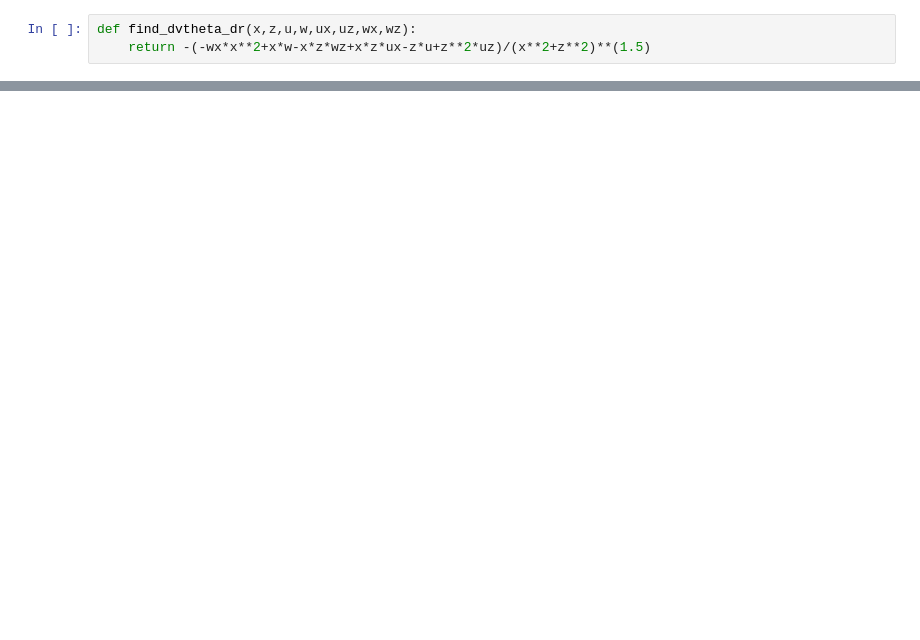
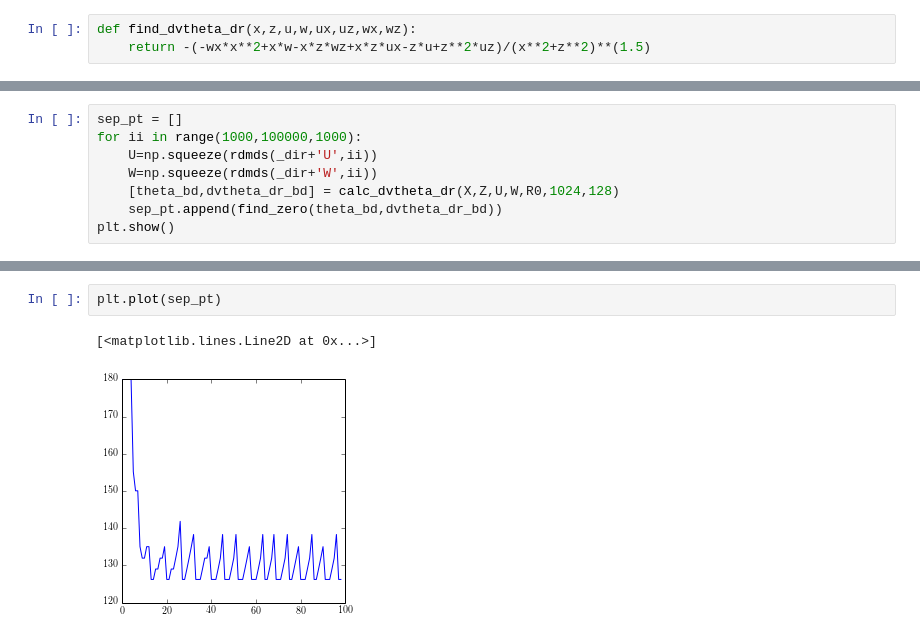
Before and after one commit to UBC-MOAD/flow_separation, a Jupyter notebook: notebooks_2D_runs/view_flow_over_cylinder.ipynb, the cells around one changed output, grey strips where cells are left out. Saved outputs shown, nothing was run; the diff lists cells and outputs as text; blank space fills up the shorter version.

```diff
--- a/notebooks_2D_runs/view_flow_over_cylinder.ipynb
+++ b/notebooks_2D_runs/view_flow_over_cylinder.ipynb
@@ -139,0 +143,8 @@ plt.show()
+# %%
+sep_pt = []
+for ii in range(1000,100000,1000):
+    U=np.squeeze(rdmds(_dir+'U',ii))
+    W=np.squeeze(rdmds(_dir+'W',ii))
+    [theta_bd,dvtheta_dr_bd] = calc_dvtheta_dr(X,Z,U,W,R0,1024,128)
+    sep_pt.append(find_zero(theta_bd,dvtheta_dr_bd))
+plt.show()
@@ -139,0 +186,5 @@ plt.show()
+# %%
+plt.plot(sep_pt)
+# %% [output]
+[<matplotlib.lines.Line2D at 0x...>]
+[figure, added]
```
Also changed, not shown: parts of 8 cells of this notebook, 1 other file.
